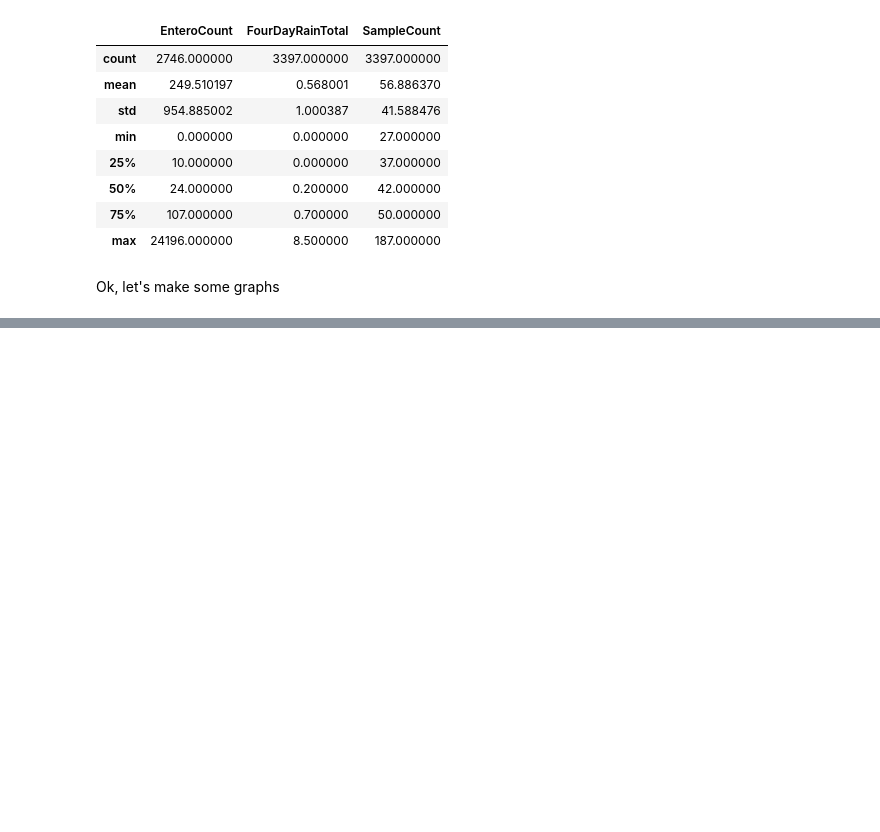
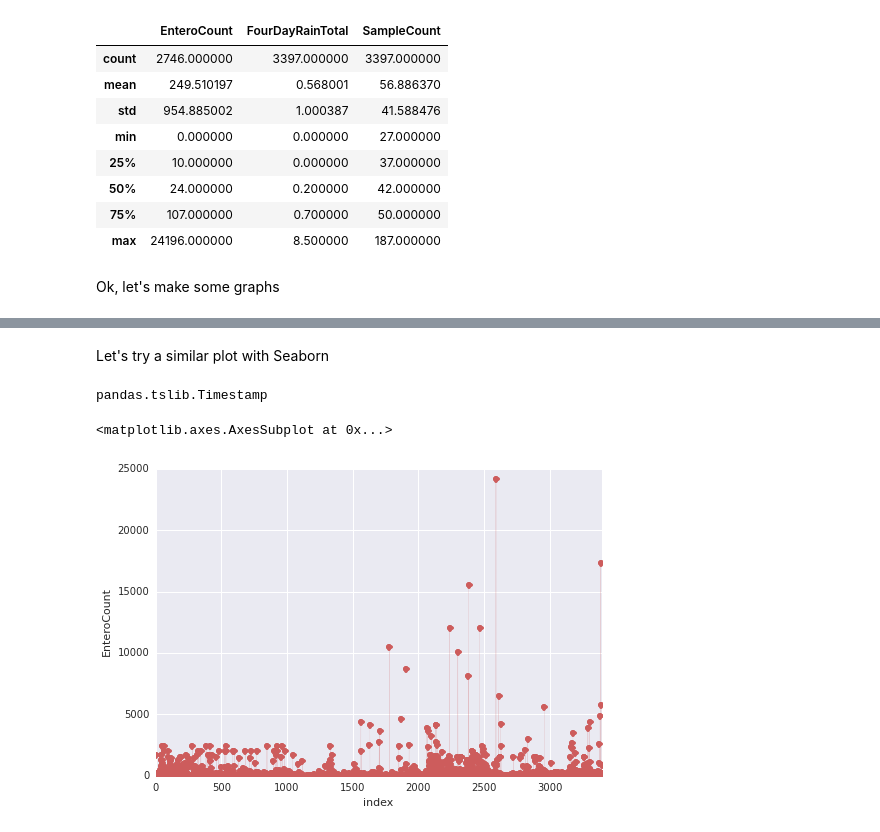
Before and after one commit to jlaurito/CUNY_IS608, a Jupyter notebook: lecture4/Hudson_River.ipynb, the cells around one changed output, grey strips where cells are left out. Saved outputs shown, nothing was run; the diff lists cells and outputs as text; code cells hidden in the pictures; blank space fills up the shorter version.

Commit message:
updated slides & added seaborn example

```diff
--- a/lecture4/Hudson_River.ipynb
+++ b/lecture4/Hudson_River.ipynb
@@ -77,0 +84,19 @@ ggtitle('All Enterococcus Counts by Day') + ylim(0, 5000)
+# %% [markdown]
+Let's try a similar plot with Seaborn
+# %%
+type(river_entero['Date'][0])
+# %% [output]
+pandas.tslib.Timestamp
+# %%
+# docs at http://web.stanford.edu/~mwaskom/software/seaborn/tutorial/timeseries_plots.html
+river_entero['unit'] = 'Entero Count'
+
+sns.tsplot(river_entero.reset_index(),
+           time="index",
+           unit="unit",
+           value="EnteroCount",
+           color="indianred",
+           interpolate=False)
+# %% [output]
+<matplotlib.axes.AxesSubplot at 0x...>
+[figure, added]
```
Also changed, not shown: parts of 3 cells of this notebook, 5 other files.
